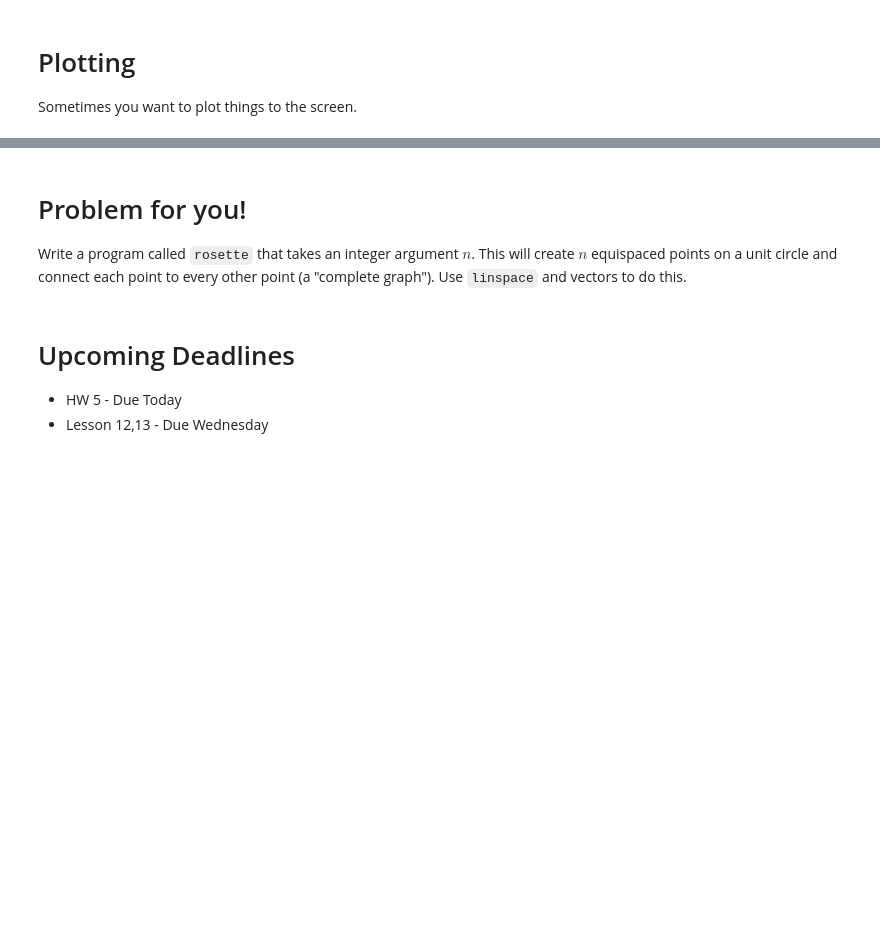
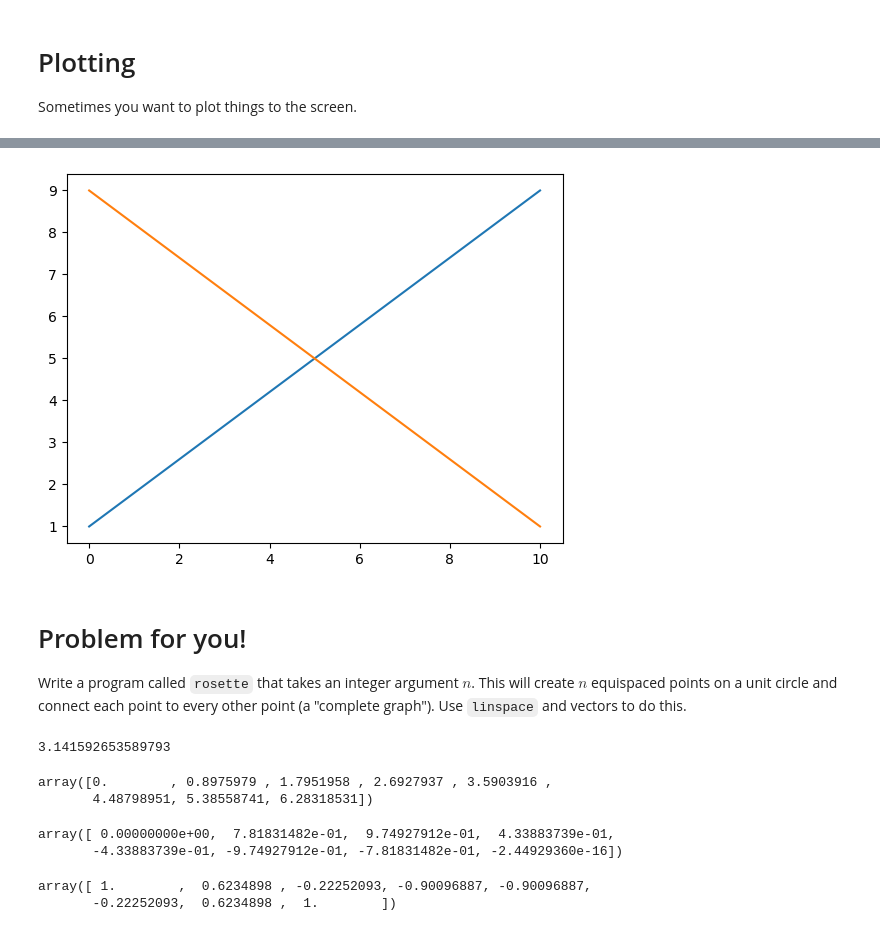
Before and after one commit to mattoxb/cs101-jupyter, a Jupyter notebook: Vectors.ipynb, the cells around one changed output, grey strips where cells are left out. Drawn from its saved outputs; the diff is of its cells as text; code cells hidden in the pictures; blank space fills up the shorter version.

```diff
--- a/Vectors.ipynb
+++ b/Vectors.ipynb
@@ -48,9 +140,14 @@ import matplotlib.pyplot as plt
+# %%
+plt.plot(np.array([0,10]),np.array([1,9]))
+plt.plot(np.array([0,10]),np.array([9,1]))
+plt.show()
+# %% [output]
+[figure, added]
 # %% [markdown]
 # Problem for you!
 
 Write a program called `rosette` that takes an integer argument $n$.  This will create $n$ equispaced points on a unit circle and connect each point to every other point (a "complete graph").  Use `linspace` and vectors to do this.
-# %% [markdown]
-# Upcoming Deadlines
-
-- HW 5 - Due Today
-- Lesson 12,13 - Due Wednesday
+# %%
+np.pi
+# %% [output]
+3.141592653589793
@@ -56,0 +156,17 @@ Write a program called `rosette` that takes an integer argument $n$.  This will
+# %%
+pts
+# %% [output]
+array([0.        , 0.8975979 , 1.7951958 , 2.6927937 , 3.5903916 ,
+       4.48798951, 5.38558741, 6.28318531])
+# %%
+ys = np.sin(pts)
+ys
+# %% [output]
+array([ 0.00000000e+00,  7.81831482e-01,  9.74927912e-01,  4.33883739e-01,
+       -4.33883739e-01, -9.74927912e-01, -7.81831482e-01, -2.44929360e-16])
+# %%
+xs = np.cos(pts)
+xs
+# %% [output]
+array([ 1.        ,  0.6234898 , -0.22252093, -0.90096887, -0.90096887,
+       -0.22252093,  0.6234898 ,  1.        ])
```
Also changed, not shown: parts of 22 cells of this notebook, 11 other files.
